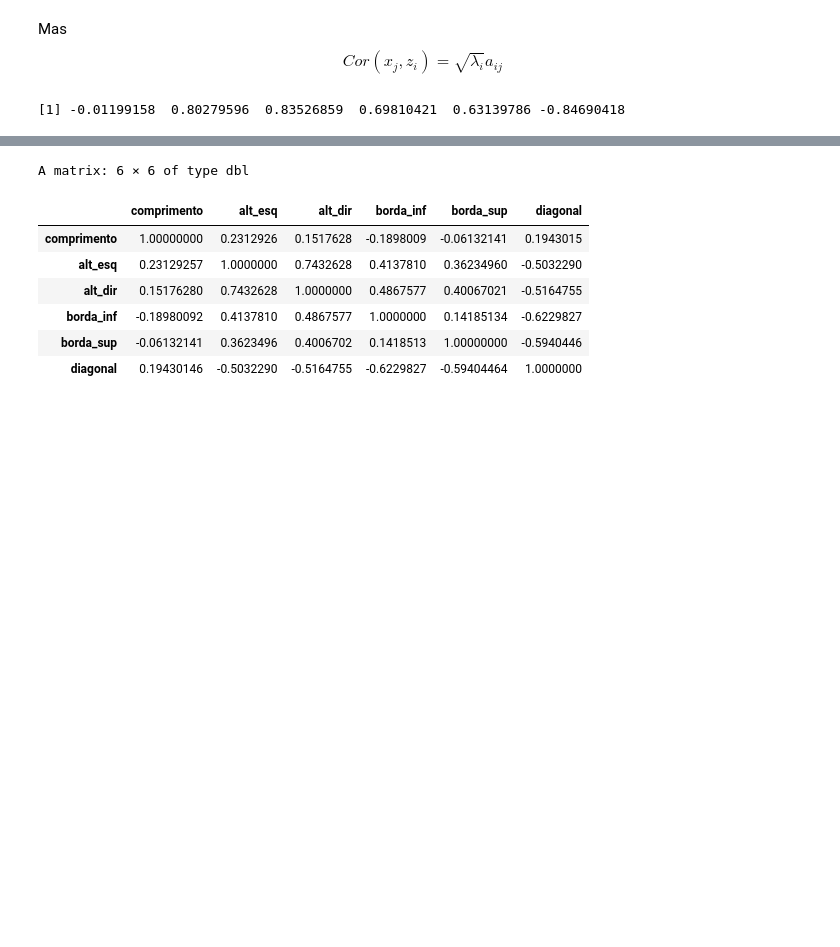
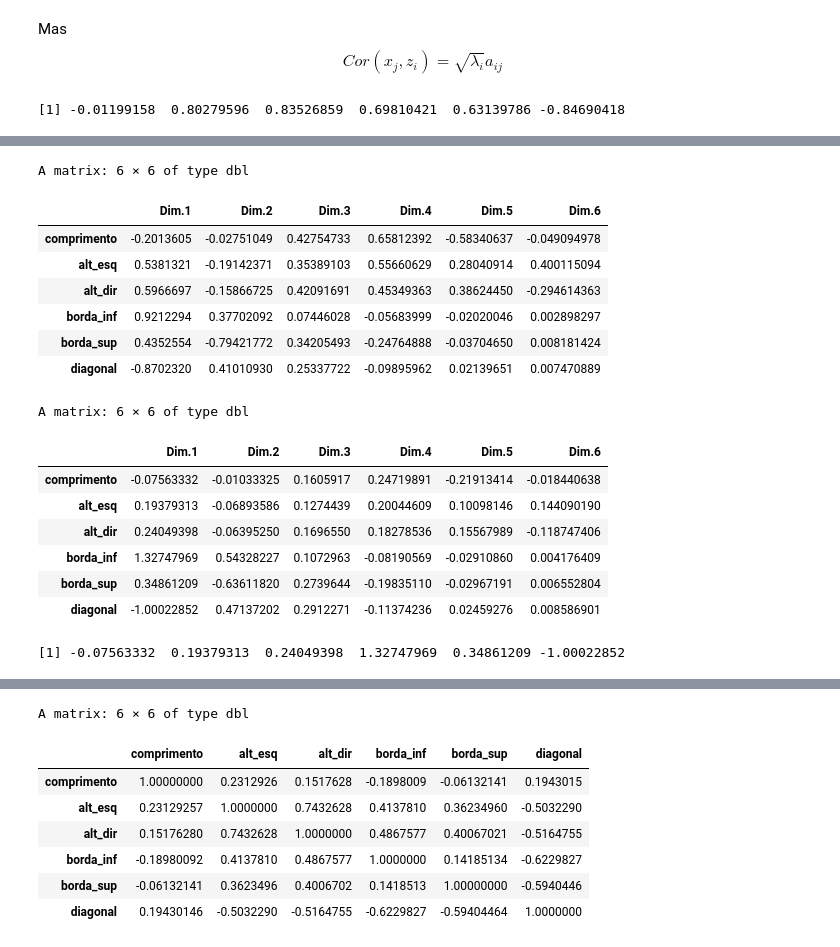
Before and after one commit to ctruciosm/BasicStats, a Jupyter notebook: ACP_ME731.ipynb, the cells around one changed output, grey strips where cells are left out. Cells and saved outputs as stored; diff of their text form; code cells hidden in the pictures; blank space fills up the shorter version.

```diff
--- a/ACP_ME731.ipynb
+++ b/ACP_ME731.ipynb
@@ -231 +200,26 @@ A matrix: 6 × 6 of type dbl
+# %%
+pca_cov <- PCA(swiss_notes_4pca, ncp = ncol(swiss_notes_4pca), scale.unit = FALSE)
+# %%
+pca_cov$var$cor
+pca_cov$var$coord
+autovalores_cov <- get_eigenvalue(pca_cov)[,"eigenvalue"]
+pca_cov$svd$V[,1]*sqrt(autovalores_cov[1])
+# %% [output]
+A matrix: 6 × 6 of type dbl
+|  | Dim.1 | Dim.2 | Dim.3 | Dim.4 | Dim.5 | Dim.6 |
+| comprimento | -0.2013605 | -0.02751049 | 0.42754733 | 0.65812392 | -0.58340637 | -0.049094978 |
+| alt_esq | 0.5381321 | -0.19142371 | 0.35389103 | 0.55660629 | 0.28040914 | 0.400115094 |
+| alt_dir | 0.5966697 | -0.15866725 | 0.42091691 | 0.45349363 | 0.38624450 | -0.294614363 |
+| borda_inf | 0.9212294 | 0.37702092 | 0.07446028 | -0.05683999 | -0.02020046 | 0.002898297 |
+| borda_sup | 0.4352554 | -0.79421772 | 0.34205493 | -0.24764888 | -0.03704650 | 0.008181424 |
+| diagonal | -0.8702320 | 0.41010930 | 0.25337722 | -0.09895962 | 0.02139651 | 0.007470889 |
+A matrix: 6 × 6 of type dbl
+|  | Dim.1 | Dim.2 | Dim.3 | Dim.4 | Dim.5 | Dim.6 |
+| comprimento | -0.07563332 | -0.01033325 | 0.1605917 | 0.24719891 | -0.21913414 | -0.018440638 |
+| alt_esq | 0.19379313 | -0.06893586 | 0.1274439 | 0.20044609 | 0.10098146 | 0.144090190 |
+| alt_dir | 0.24049398 | -0.06395250 | 0.1696550 | 0.18278536 | 0.15567989 | -0.118747406 |
+| borda_inf | 1.32747969 | 0.54328227 | 0.1072963 | -0.08190569 | -0.02910860 | 0.004176409 |
+| borda_sup | 0.34861209 | -0.63611820 | 0.2739644 | -0.19835110 | -0.02967191 | 0.006552804 |
+| diagonal | -1.00022852 | 0.47137202 | 0.2912271 | -0.11374236 | 0.02459276 | 0.008586901 |
+[1] -0.07563332  0.19379313  0.24049398  1.32747969  0.34861209 -1.00022852
 # %%
```
Also changed, not shown: parts of 21 cells of this notebook.
